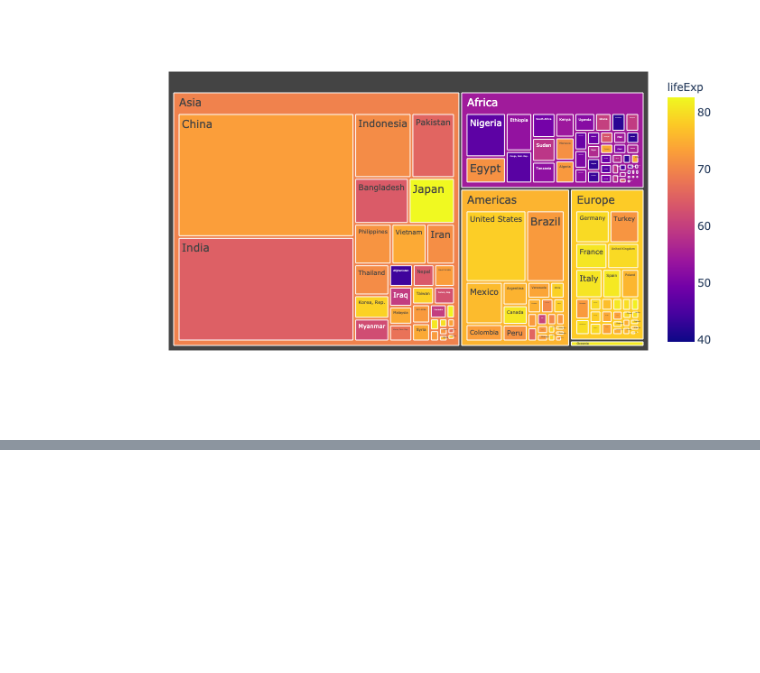
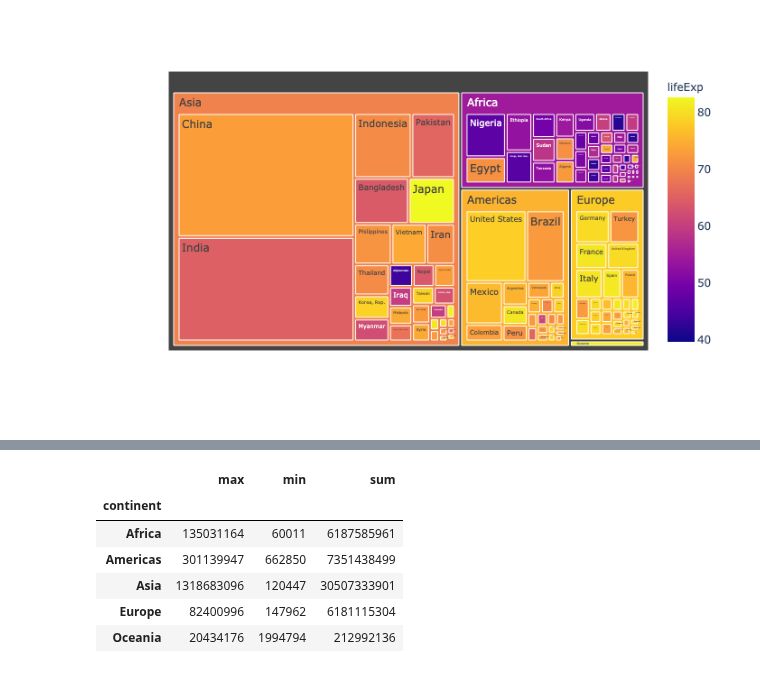
Before and after one commit to liuhui998/pe2, a Jupyter notebook: 10-groupby/answer-questions.ipynb, the cells around one changed output, grey strips where cells are left out. Saved outputs shown, nothing was run; the diff lists cells and outputs as text; code cells hidden in the pictures; blank space fills up the shorter version.

```diff
--- a/10-groupby/answer-questions.ipynb
+++ b/10-groupby/answer-questions.ipynb
@@ -447 +473,19 @@ fig.show('png')
+# %%
+"""
+对gap 的大洲(continent) 进行分组 groupby
+  然后调用聚和(agg)函数，传入参数: ["max","min","sum"]
+  将值赋给 continent_stat
+"""
+continent_stat = gap.groupby(['continent'])['pop'].agg(
+    ['max','min','sum']
+)
+continent_stat
+# %% [output]
+|  | max | min | sum |
+| continent |  |  |  |
+| Africa | 135031164 | 60011 | 6187585961 |
+| Americas | 301139947 | 662850 | 7351438499 |
+| Asia | 1318683096 | 120447 | 30507333901 |
+| Europe | 82400996 | 147962 | 6181115304 |
+| Oceania | 20434176 | 1994794 | 212992136 |
 # %%
```
Also changed, not shown: parts of 14 cells of this notebook, 1 other file.
